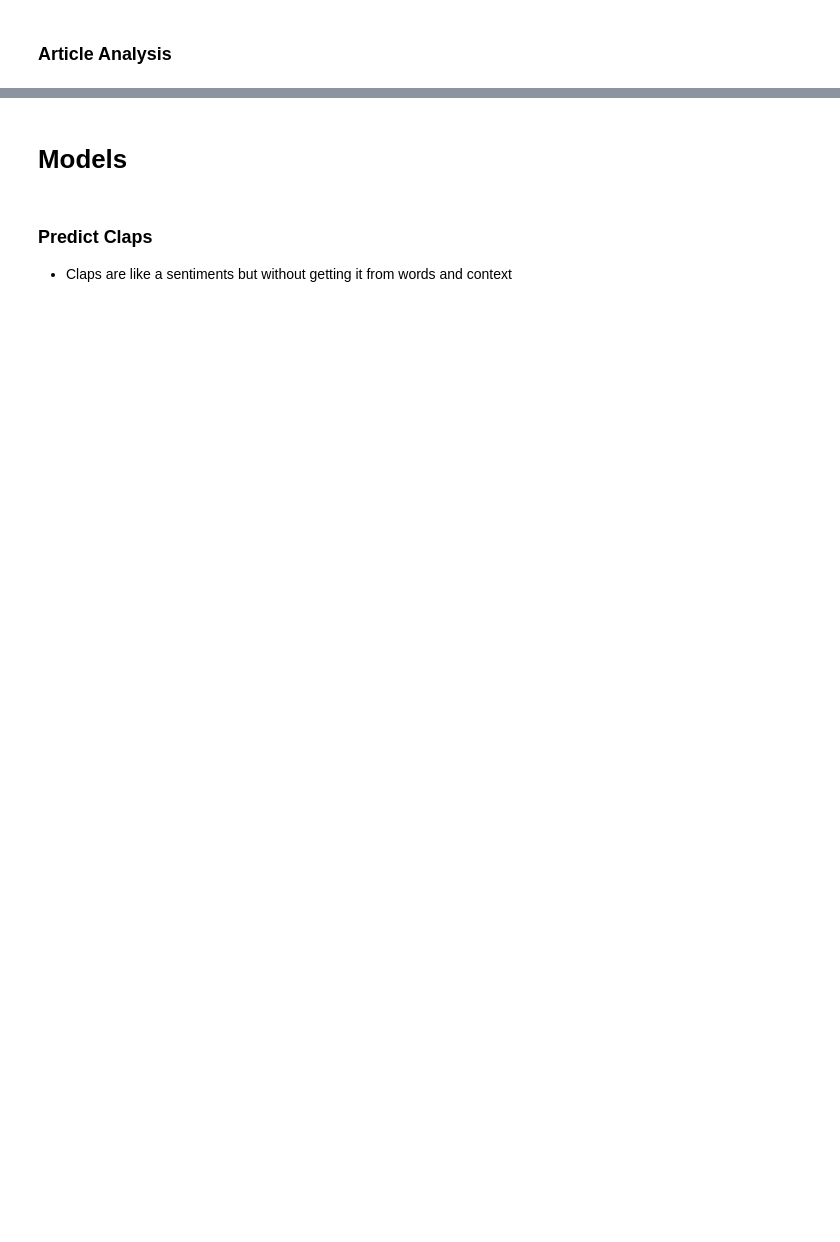
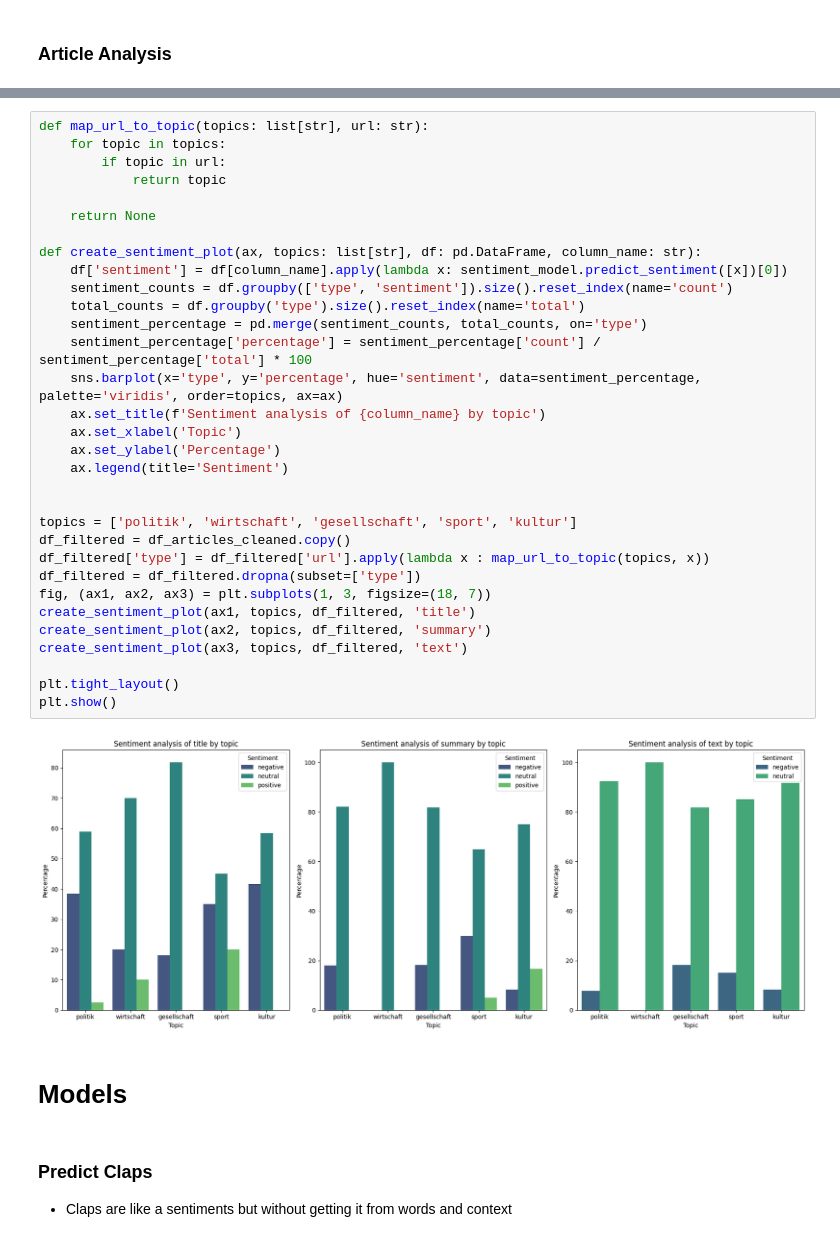
Before and after one commit to EricCpy/Newspaper-Aggregator, a Jupyter notebook: news_aggregator.ipynb, the cells around one changed output, grey strips where cells are left out. Drawn from its saved outputs; the diff is of its cells as text; blank space fills up the shorter version.

```diff
--- a/news_aggregator.ipynb
+++ b/news_aggregator.ipynb
@@ -357,3 +403,37 @@ plt.show()
+# %%
+def map_url_to_topic(topics: list[str], url: str):
+    for topic in topics:
+        if topic in url:
+            return topic
+
+    return None
+
+def create_sentiment_plot(ax, topics: list[str], df: pd.DataFrame, column_name: str):
+    df['sentiment'] = df[column_name].apply(lambda x: sentiment_model.predict_sentiment([x])[0])
+    sentiment_counts = df.groupby(['type', 'sentiment']).size().reset_index(name='count')
+    total_counts = df.groupby('type').size().reset_index(name='total')
+    sentiment_percentage = pd.merge(sentiment_counts, total_counts, on='type')
+    sentiment_percentage['percentage'] = sentiment_percentage['count'] / sentiment_percentage['total'] * 100
+    sns.barplot(x='type', y='percentage', hue='sentiment', data=sentiment_percentage, palette='viridis', order=topics, ax=ax)
+    ax.set_title(f'Sentiment analysis of {column_name} by topic')
+    ax.set_xlabel('Topic')
+    ax.set_ylabel('Percentage')
+    ax.legend(title='Sentiment')
+
+
+topics = ['politik', 'wirtschaft', 'gesellschaft', 'sport', 'kultur']
+df_filtered = df_articles_cleaned.copy()
+df_filtered['type'] = df_filtered['url'].apply(lambda x : map_url_to_topic(topics, x))
+df_filtered = df_filtered.dropna(subset=['type'])
+fig, (ax1, ax2, ax3) = plt.subplots(1, 3, figsize=(18, 7))
+create_sentiment_plot(ax1, topics, df_filtered, 'title')
+create_sentiment_plot(ax2, topics, df_filtered, 'summary')
+create_sentiment_plot(ax3, topics, df_filtered, 'text')
+
+plt.tight_layout()
+plt.show()
+# %% [output]
+[figure, added]
 # %% [markdown]
 # Models
 # %% [markdown]
```
Also changed, not shown: parts of 17 cells of this notebook, 2 other files.
